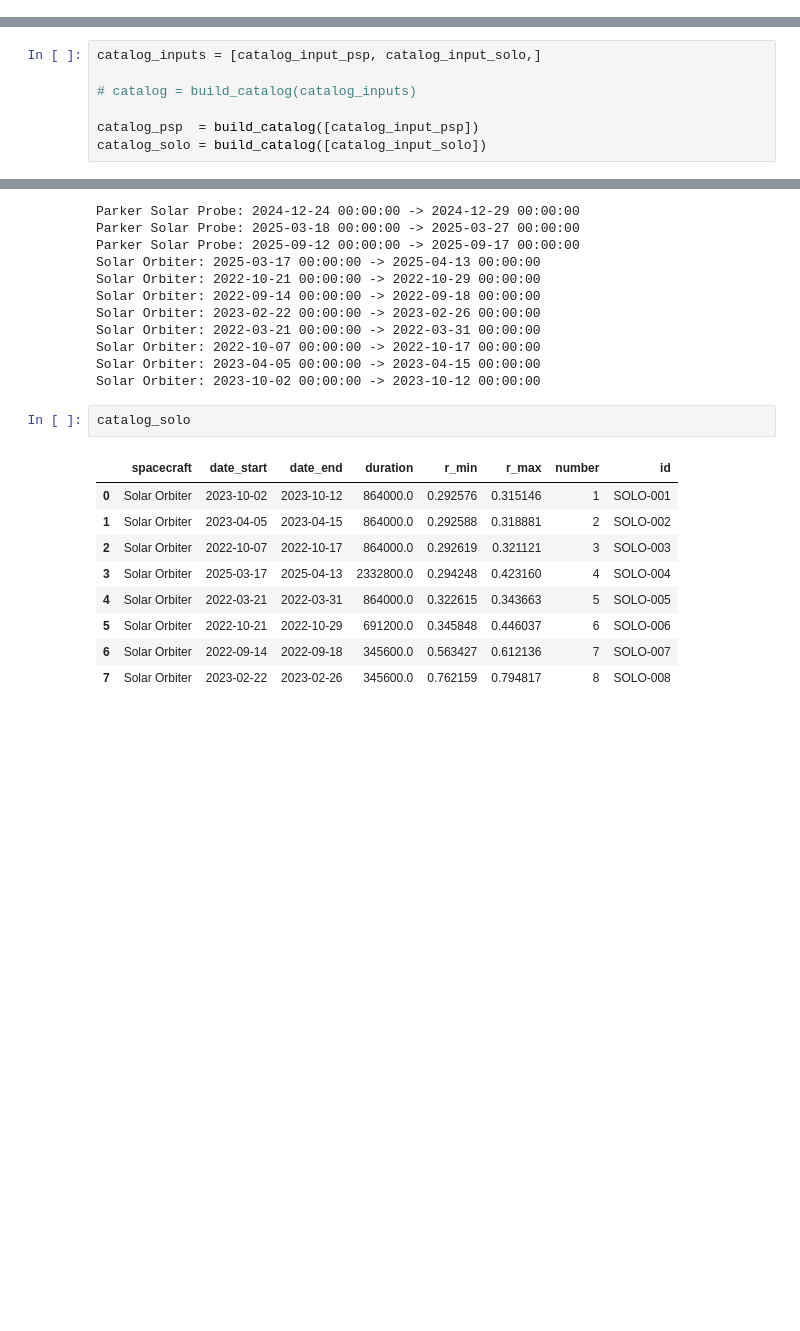
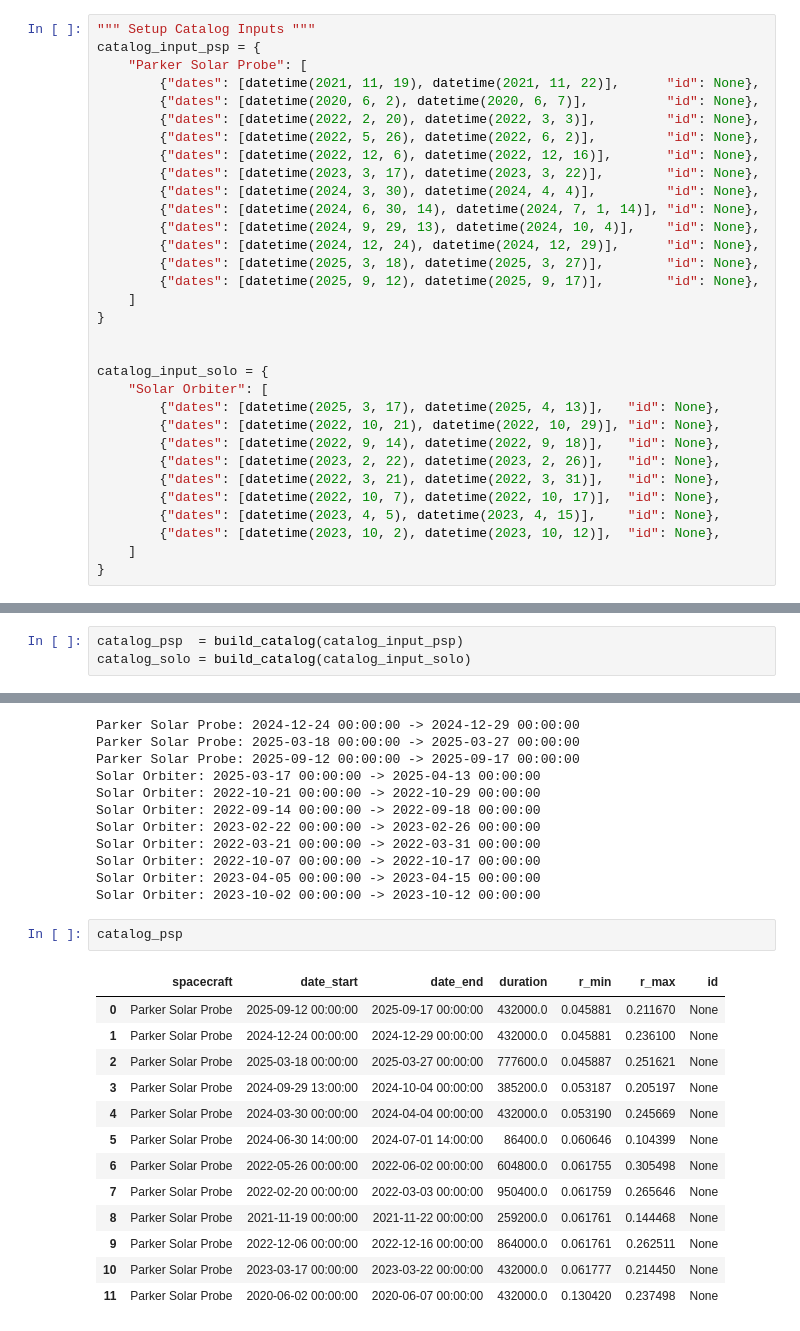
Before and after one commit to TristanVrg/patch-composition, a Jupyter notebook: catalog.ipynb, the cells around one changed output, grey strips where cells are left out. Cells and saved outputs as stored; diff of their text form; blank space fills up the shorter version.

```diff
--- a/catalog.ipynb
+++ b/catalog.ipynb
@@ -115,3 +32,35 @@ catalog_input_solo = {
+# %%
+""" Setup Catalog Inputs """
+catalog_input_psp = {
+    "Parker Solar Probe": [
+        {"dates": [datetime(2021, 11, 19), datetime(2021, 11, 22)],      "id": None},
+        {"dates": [datetime(2020, 6, 2), datetime(2020, 6, 7)],          "id": None},
+        {"dates": [datetime(2022, 2, 20), datetime(2022, 3, 3)],         "id": None},
+        {"dates": [datetime(2022, 5, 26), datetime(2022, 6, 2)],         "id": None},
+        {"dates": [datetime(2022, 12, 6), datetime(2022, 12, 16)],       "id": None},
+        {"dates": [datetime(2023, 3, 17), datetime(2023, 3, 22)],        "id": None},
+        {"dates": [datetime(2024, 3, 30), datetime(2024, 4, 4)],         "id": None},
+        {"dates": [datetime(2024, 6, 30, 14), datetime(2024, 7, 1, 14)], "id": None},
+        {"dates": [datetime(2024, 9, 29, 13), datetime(2024, 10, 4)],    "id": None},
+        {"dates": [datetime(2024, 12, 24), datetime(2024, 12, 29)],      "id": None},
+        {"dates": [datetime(2025, 3, 18), datetime(2025, 3, 27)],        "id": None},
+        {"dates": [datetime(2025, 9, 12), datetime(2025, 9, 17)],        "id": None},
+    ]
+}
+
+
+catalog_input_solo = {
+    "Solar Orbiter": [
+        {"dates": [datetime(2025, 3, 17), datetime(2025, 4, 13)],   "id": None},
+        {"dates": [datetime(2022, 10, 21), datetime(2022, 10, 29)], "id": None},
+        {"dates": [datetime(2022, 9, 14), datetime(2022, 9, 18)],   "id": None},
+        {"dates": [datetime(2023, 2, 22), datetime(2023, 2, 26)],   "id": None},
+        {"dates": [datetime(2022, 3, 21), datetime(2022, 3, 31)],   "id": None},
+        {"dates": [datetime(2022, 10, 7), datetime(2022, 10, 17)],  "id": None},
+        {"dates": [datetime(2023, 4, 5), datetime(2023, 4, 15)],    "id": None},
+        {"dates": [datetime(2023, 10, 2), datetime(2023, 10, 12)],  "id": None},
+    ]
+}
 # %% [markdown]
 <div style="
     font-family: 'Times New Roman', serif;
@@ -140,12 +89,8 @@ Build Catalog
 
 </div>
 # %%
-catalog_inputs = [catalog_input_psp, catalog_input_solo,]
-
-# catalog = build_catalog(catalog_inputs)
-
-catalog_psp  = build_catalog([catalog_input_psp])
-catalog_solo = build_catalog([catalog_input_solo])
+catalog_psp  = build_catalog(catalog_input_psp)
+catalog_solo = build_catalog(catalog_input_solo)
 # %% [output]
 Parker Solar Probe: 2021-11-19 00:00:00 -> 2021-11-22 00:00:00
 Parker Solar Probe: 2020-06-02 00:00:00 -> 2020-06-07 00:00:00
@@ -168,15 +113,19 @@ Solar Orbiter: 2022-10-07 00:00:00 -> 2022-10-17 00:00:00
 Solar Orbiter: 2023-04-05 00:00:00 -> 2023-04-15 00:00:00
 Solar Orbiter: 2023-10-02 00:00:00 -> 2023-10-12 00:00:00
 # %%
-catalog_solo
+catalog_psp
 # %% [output]
-|  | spacecraft | date_start | date_end | duration | r_min | r_max | number | id |
-| 0 | Solar Orbiter | 2023-10-02 | 2023-10-12 | 864000.0 | 0.292576 | 0.315146 | 1 | SOLO-001 |
-| 1 | Solar Orbiter | 2023-04-05 | 2023-04-15 | 864000.0 | 0.292588 | 0.318881 | 2 | SOLO-002 |
-| 2 | Solar Orbiter | 2022-10-07 | 2022-10-17 | 864000.0 | 0.292619 | 0.321121 | 3 | SOLO-003 |
-| 3 | Solar Orbiter | 2025-03-17 | 2025-04-13 | 2332800.0 | 0.294248 | 0.423160 | 4 | SOLO-004 |
-| 4 | Solar Orbiter | 2022-03-21 | 2022-03-31 | 864000.0 | 0.322615 | 0.343663 | 5 | SOLO-005 |
-| 5 | Solar Orbiter | 2022-10-21 | 2022-10-29 | 691200.0 | 0.345848 | 0.446037 | 6 | SOLO-006 |
-| 6 | Solar Orbiter | 2022-09-14 | 2022-09-18 | 345600.0 | 0.563427 | 0.612136 | 7 | SOLO-007 |
-| 7 | Solar Orbiter | 2023-02-22 | 2023-02-26 | 345600.0 | 0.762159 | 0.794817 | 8 | SOLO-008 |
+|  | spacecraft | date_start | date_end | duration | r_min | r_max | id |
+| 0 | Parker Solar Probe | 2025-09-12 00:00:00 | 2025-09-17 00:00:00 | 432000.0 | 0.045881 | 0.211670 | None |
+| 1 | Parker Solar Probe | 2024-12-24 00:00:00 | 2024-12-29 00:00:00 | 432000.0 | 0.045881 | 0.236100 | None |
+| 2 | Parker Solar Probe | 2025-03-18 00:00:00 | 2025-03-27 00:00:00 | 777600.0 | 0.045887 | 0.251621 | None |
+| 3 | Parker Solar Probe | 2024-09-29 13:00:00 | 2024-10-04 00:00:00 | 385200.0 | 0.053187 | 0.205197 | None |
+| 4 | Parker Solar Probe | 2024-03-30 00:00:00 | 2024-04-04 00:00:00 | 432000.0 | 0.053190 | 0.245669 | None |
+| 5 | Parker Solar Probe | 2024-06-30 14:00:00 | 2024-07-01 14:00:00 | 86400.0 | 0.060646 | 0.104399 | None |
+| 6 | Parker Solar Probe | 2022-05-26 00:00:00 | 2022-06-02 00:00:00 | 604800.0 | 0.061755 | 0.305498 | None |
+| 7 | Parker Solar Probe | 2022-02-20 00:00:00 | 2022-03-03 00:00:00 | 950400.0 | 0.061759 | 0.265646 | None |
+| 8 | Parker Solar Probe | 2021-11-19 00:00:00 | 2021-11-22 00:00:00 | 259200.0 | 0.061761 | 0.144468 | None |
+| 9 | Parker Solar Probe | 2022-12-06 00:00:00 | 2022-12-16 00:00:00 | 864000.0 | 0.061761 | 0.262511 | None |
+| 10 | Parker Solar Probe | 2023-03-17 00:00:00 | 2023-03-22 00:00:00 | 432000.0 | 0.061777 | 0.214450 | None |
+| 11 | Parker Solar Probe | 2020-06-02 00:00:00 | 2020-06-07 00:00:00 | 432000.0 | 0.130420 | 0.237498 | None |
 # %%
```
Also changed, not shown: parts of 9 cells of this notebook, 3 other files.
